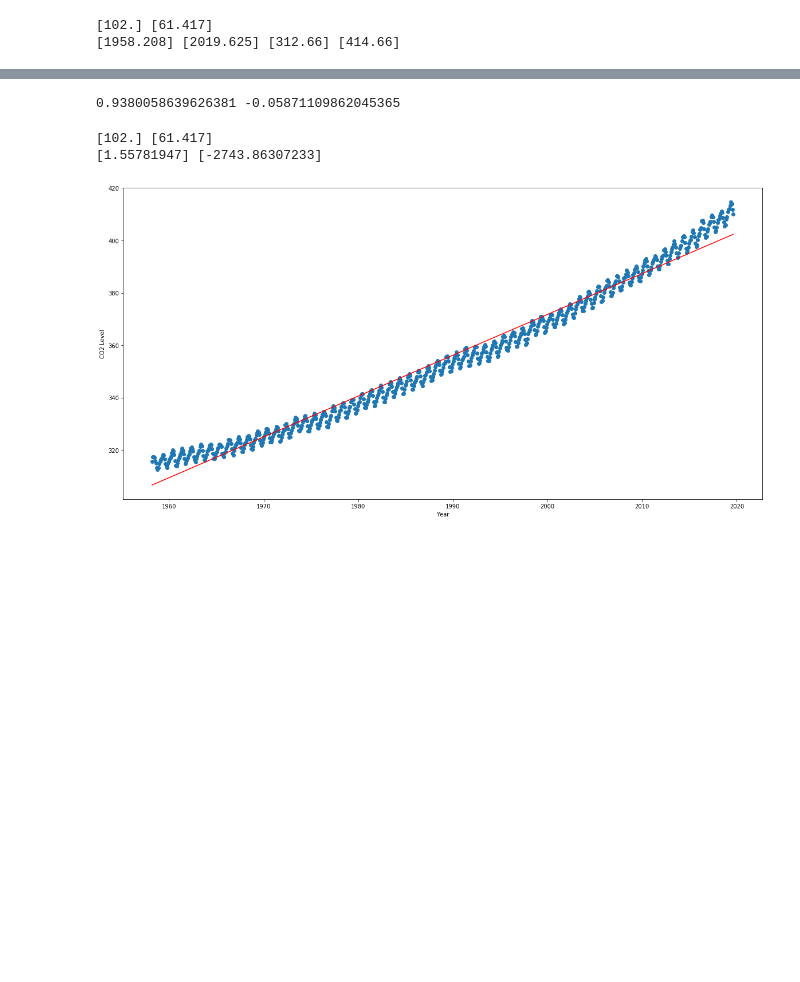
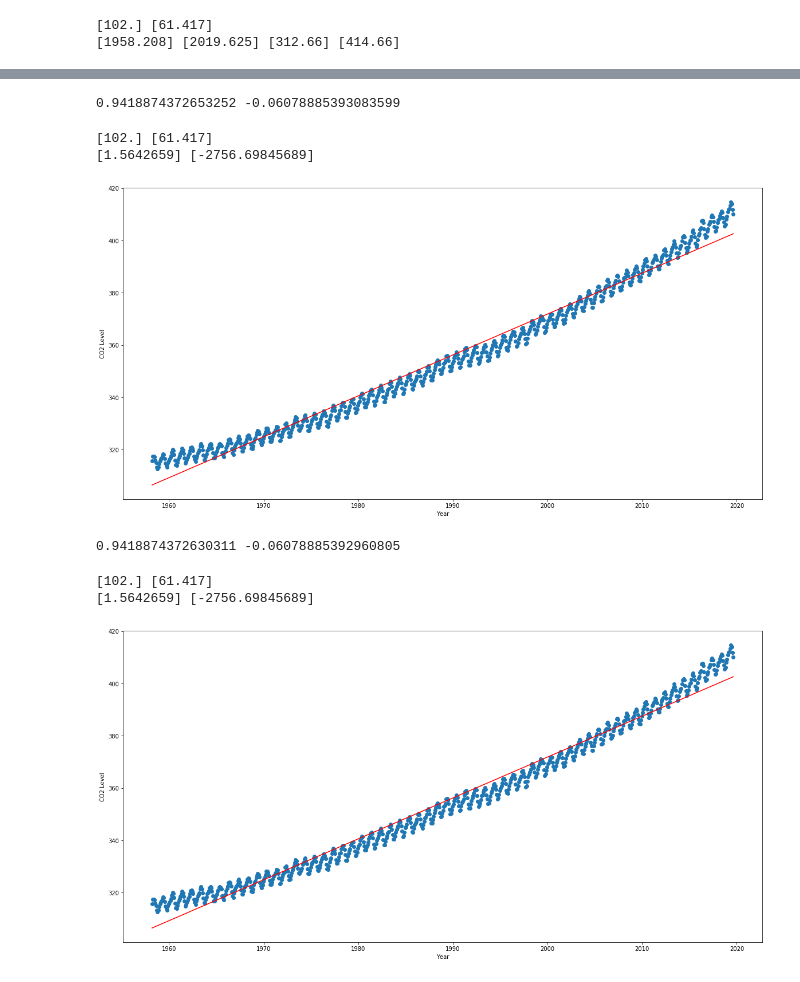
Before and after one commit to munachisonwadike/RegressionProject, a Jupyter notebook: MiniProj1/Mini Project 1 (Munachiso Nwadike).ipynb, the cells around one changed output, grey strips where cells are left out. Cells and saved outputs as stored; diff of their text form; code cells hidden in the pictures; blank space fills up the shorter version.

```diff
--- a/MiniProj1/Mini Project 1 (Munachiso Nwadike).ipynb
+++ b/MiniProj1/Mini Project 1 (Munachiso Nwadike).ipynb
@@ -155,28 +152,75 @@ Text(0, 0.5, 'CO2 Level')
+# %%
+#manual gradient descent
+
+n_epochs = 400
+
+
+n = float(len(X_year_n))
+# print(n)
+
+m = 0 #slope
+c = 0 #intercept
+
+L = 0.6 #learning rate
+
+
+for epoch in range(n_epochs):
+    Y_pred = (m*X_year_n) + c
+    D_m = (-2/n) * np.sum(X_year_n * (Y_level_n - Y_pred)) #gradient with respect to m
+    D_c = (-2/n) * np.sum(Y_level_n - Y_pred) #gradient with respect to c
+
+    m = m - (L * D_m)
+    c = c - (L * D_c)
+
+print(m, c)
+# %% [output]
+0.9418874372653252 -0.06078885393083599
+# %%
+#plot the trendline again
+
+plt.figure(figsize=(20, 10))
+
+print(ydiff, xdiff)
+
+
+M = m * ydiff / xdiff
+C = min_y + (c*ydiff) - (m*ydiff*min_x/xdiff)
+
+print(M ,C)
+
+Y_pred = M * X_year + C
+
+plt.scatter(X_year, Y_level)
+plt.plot([min(X_year), max(X_year)], [min(Y_pred), max(Y_pred)], color='red')  # regression line
+plt.xlabel("Year")
+plt.ylabel("CO2 Level")
+plt.show()
+# %% [output]
+[102.] [61.417]
+[1.5642659] [-2756.69845689]
+[figure, added]
 # %%
 #adjusted gradient descent
-
-n_epochs = 40000
+n_epochs = 260
 
 
-n = float(len(X_year))
-# print(n)
+n = float(len(X_year_n))
 
 m = 0 #slope
 c = 0 #intercept
 
-L = 0.001 #learning rate
-incr = 0.00000001
-
+L = 0.5 #learning rate
+incr = 0.3
 
 def learning_rate(L, epoch):
-#     L = L * (1 + (np.power(incr, epoch) ))
+    L = L * (1 + np.power(incr, epoch+1))
     return L
 
 
 for epoch in range(n_epochs):
-    Y_pred = (m*X_year) + c
-    D_m = (-2/n) * np.sum(X_year * (Y_level - Y_pred)) #gradient with respect to m
-    D_c = (-2/n) * np.sum(Y_level - Y_pred) #gradient with respect to c
+    Y_pred = (m*X_year_n) + c
+    D_m = (-2/n) * np.sum(X_year_n * (Y_level_n - Y_pred)) #gradient with respect to m
+    D_c = (-2/n) * np.sum(Y_level_n - Y_pred) #gradient with respect to c
 
     L = learning_rate(L, epoch)
 
@@ -185,14 +229,13 @@ for epoch in range(n_epochs):
 
 print(m, c)
 # %% [output]
-0.9380058639626381 -0.05871109862045365
+0.9418874372630311 -0.06078885392960805
 # %%
 #plot the trendline again
 
 plt.figure(figsize=(20, 10))
 
 
-X_year = (X_year *  ( max_x - min_x )) + min_x
 print(ydiff, xdiff)
 
 
@@ -203,10 +246,6 @@ print(M ,C)
 
 Y_pred = M * X_year + C
 
-# Y_pred = (Y_pred *  ( max_y - min_y )) + min_y
-
-Y_level = (Y_level *  ( max_y - min_y )) + min_y
-
 
 plt.scatter(X_year, Y_level)
 plt.plot([min(X_year), max(X_year)], [min(Y_pred), max(Y_pred)], color='red')  # regression line
@@ -215,5 +254,5 @@ plt.ylabel("CO2 Level")
 plt.show()
 # %% [output]
 [102.] [61.417]
-[1.55781947] [-2743.86307233]
+[1.5642659] [-2756.69845689]
 [figure]
```
Also changed, not shown: parts of 5 cells of this notebook.
